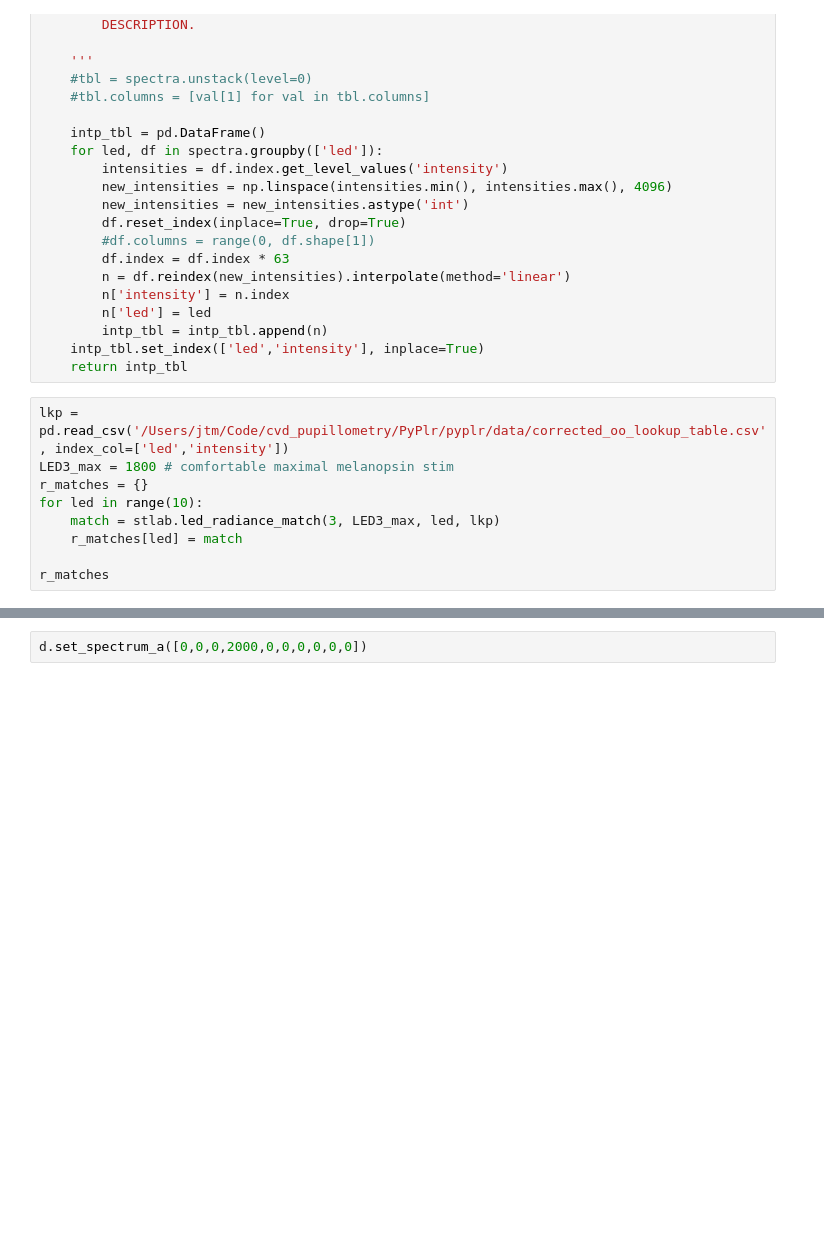
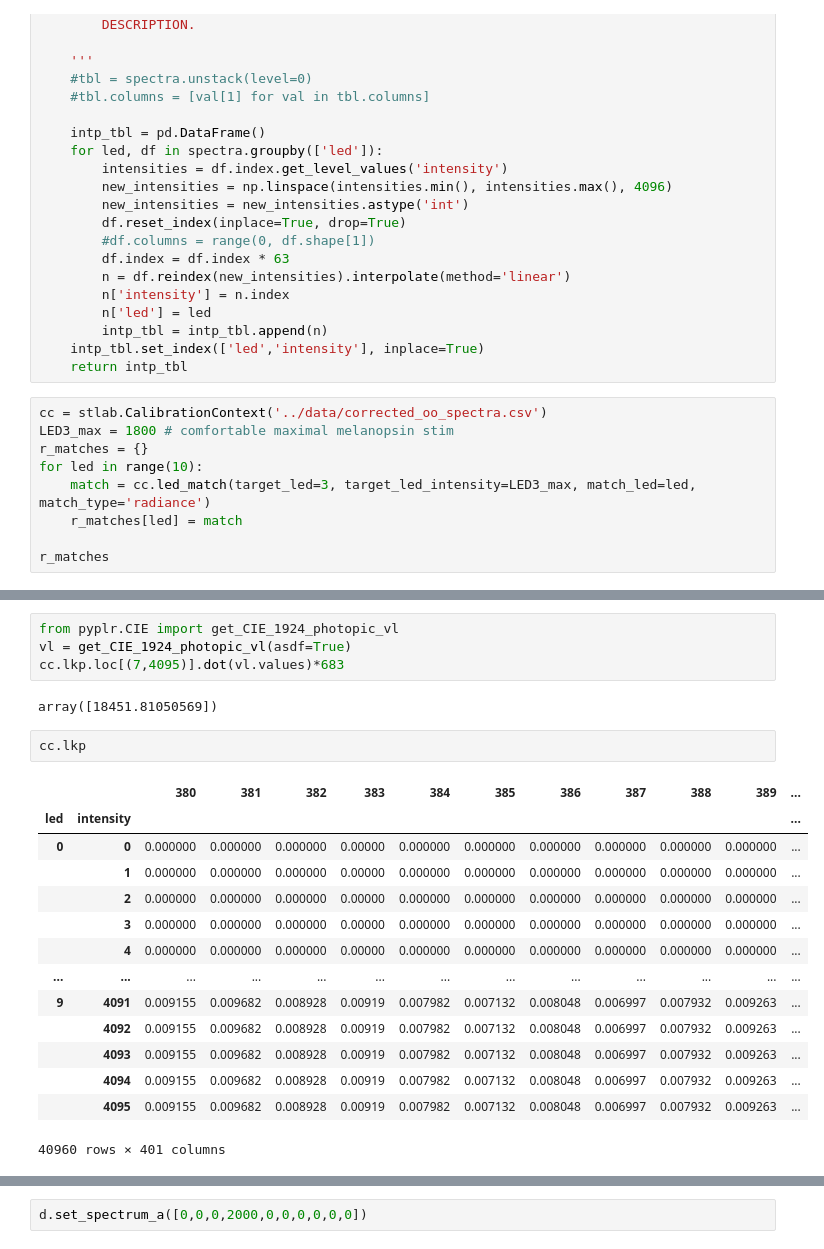
Before and after one commit to PyPlr/cvd_pupillometry, a Jupyter notebook: code/PyPlr/pyplr/notebooks/chirps.ipynb, the cells around one changed output, grey strips where cells are left out. Saved outputs shown, nothing was run; the diff lists cells and outputs as text; blank space fills up the shorter version.

```diff
--- a/code/PyPlr/pyplr/notebooks/chirps.ipynb
+++ b/code/PyPlr/pyplr/notebooks/chirps.ipynb
@@ -46,11 +46,11 @@ def interp_spectra(spectra):
     intp_tbl.set_index(['led','intensity'], inplace=True)
     return intp_tbl
 # %%
-lkp = pd.read_csv('/Users/jtm/Code/cvd_pupillometry/PyPlr/pyplr/data/corrected_oo_lookup_table.csv', index_col=['led','intensity'])
+cc = stlab.CalibrationContext('../data/corrected_oo_spectra.csv')
 LED3_max = 1800 # comfortable maximal melanopsin stim
 r_matches = {}
 for led in range(10):
-    match = stlab.led_radiance_match(3, LED3_max, led, lkp)
+    match = cc.led_match(target_led=3, target_led_intensity=LED3_max, match_led=led, match_type='radiance')
     r_matches[led] = match
 
 r_matches
@@ -65,3 +65,26 @@ r_matches
  7: (0.006900740582779008, 831),
  8: (8.106384311723502e-05, 2795),
  9: (0.000973117048275185, 1431)}
+# %%
+from pyplr.CIE import get_CIE_1924_photopic_vl
+vl = get_CIE_1924_photopic_vl(asdf=True)
+cc.lkp.loc[(7,4095)].dot(vl.values)*683
+# %% [output]
+array([18451.81050569])
+# %%
+cc.lkp
+# %% [output]
+|  |  | 380 | 381 | 382 | 383 | 384 | 385 | 386 | 387 | 388 | 389 | ... |
+| led | intensity |  |  |  |  |  |  |  |  |  |  | ... |
+| 0 | 0 | 0.000000 | 0.000000 | 0.000000 | 0.00000 | 0.000000 | 0.000000 | 0.000000 | 0.000000 | 0.000000 | 0.000000 | ... |
+|  | 1 | 0.000000 | 0.000000 | 0.000000 | 0.00000 | 0.000000 | 0.000000 | 0.000000 | 0.000000 | 0.000000 | 0.000000 | ... |
+|  | 2 | 0.000000 | 0.000000 | 0.000000 | 0.00000 | 0.000000 | 0.000000 | 0.000000 | 0.000000 | 0.000000 | 0.000000 | ... |
+|  | 3 | 0.000000 | 0.000000 | 0.000000 | 0.00000 | 0.000000 | 0.000000 | 0.000000 | 0.000000 | 0.000000 | 0.000000 | ... |
+|  | 4 | 0.000000 | 0.000000 | 0.000000 | 0.00000 | 0.000000 | 0.000000 | 0.000000 | 0.000000 | 0.000000 | 0.000000 | ... |
+| ... | ... | ... | ... | ... | ... | ... | ... | ... | ... | ... | ... | ... |
+| 9 | 4091 | 0.009155 | 0.009682 | 0.008928 | 0.00919 | 0.007982 | 0.007132 | 0.008048 | 0.006997 | 0.007932 | 0.009263 | ... |
+|  | 4092 | 0.009155 | 0.009682 | 0.008928 | 0.00919 | 0.007982 | 0.007132 | 0.008048 | 0.006997 | 0.007932 | 0.009263 | ... |
+|  | 4093 | 0.009155 | 0.009682 | 0.008928 | 0.00919 | 0.007982 | 0.007132 | 0.008048 | 0.006997 | 0.007932 | 0.009263 | ... |
+|  | 4094 | 0.009155 | 0.009682 | 0.008928 | 0.00919 | 0.007982 | 0.007132 | 0.008048 | 0.006997 | 0.007932 | 0.009263 | ... |
+|  | 4095 | 0.009155 | 0.009682 | 0.008928 | 0.00919 | 0.007982 | 0.007132 | 0.008048 | 0.006997 | 0.007932 | 0.009263 | ... |
+40960 rows × 401 columns
```
Also changed, not shown: parts of 2 cells of this notebook, 6 other files.
